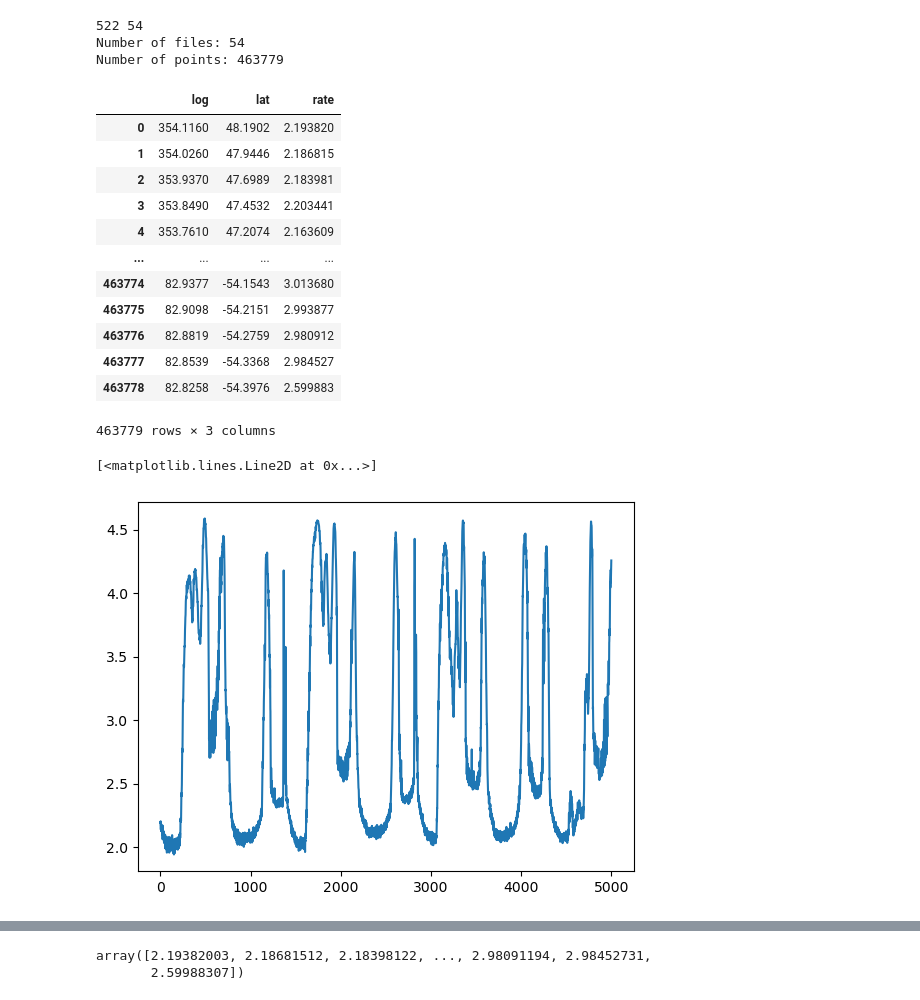
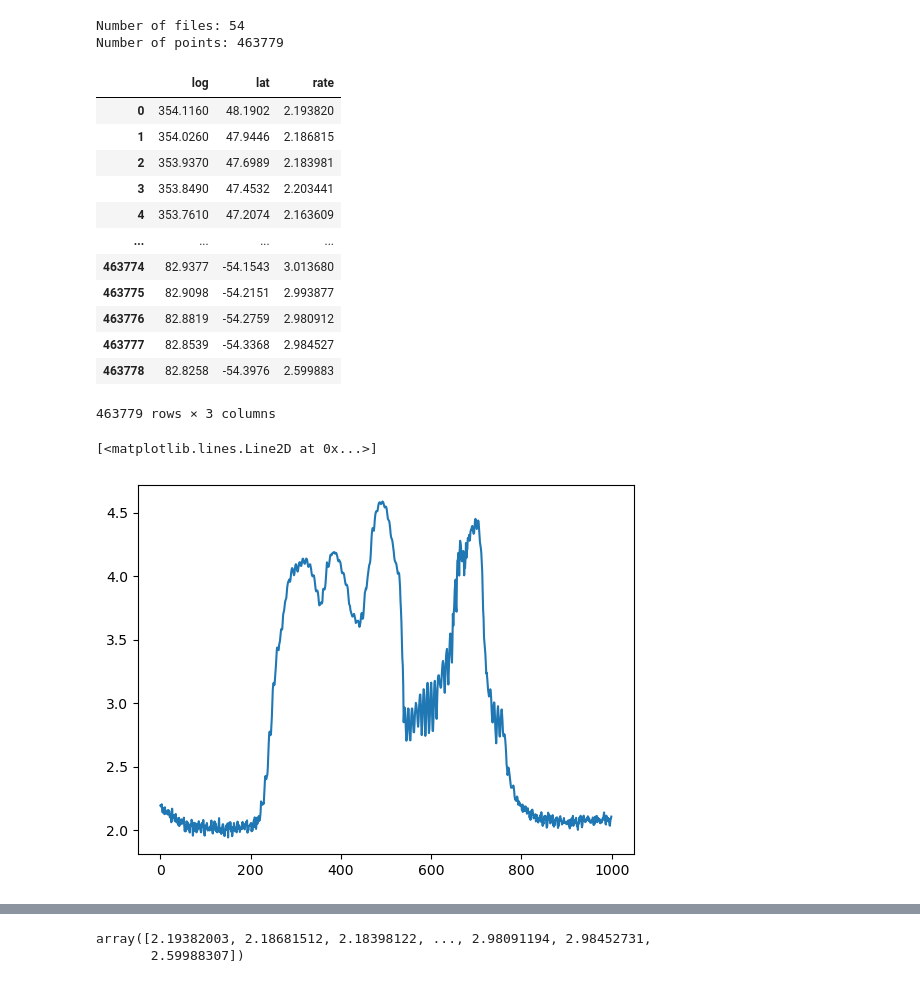
Before and after one commit to MartinChobolaX/GRBorNotGRB, a Jupyter notebook: LSTM_rate_one_var.ipynb, the cells around one changed output, grey strips where cells are left out. Cells and saved outputs as stored; diff of their text form; code cells hidden in the pictures.

```diff
--- a/LSTM_rate_one_var.ipynb
+++ b/LSTM_rate_one_var.ipynb
@@ -25,7 +43,7 @@ grb = ["2021-08-07_10-05-18_exp4s_sbin4/ch0/part1/rate_multi_ch.txt",
 "2021-10-18_22-22-36_exp1s_sbin4/ch0/part1/rate_multi_ch.txt",
 "2021-10-18_22-22-36_exp1s_sbin4/ch0/part2/rate_multi_ch.txt"]
 
-uno = glob.glob("Data/GRBalpha/Data_firmware_2/*-*-*_*-*-*_exp*s_sbin*/ch0/part*/rate_multi_ch.txt")
+#uno = glob.glob("Data/GRBalpha/Data_firmware_2/*-*-*_*-*-*_exp*s_sbin*/ch0/part*/rate_multi_ch.txt")
 dos = glob.glob("Data/GRBalpha/Data_firmware_3/*-*-*_*-*-*_exp*s_sbin*/ch0/rate_multi_ch.txt")
 data = np.sort(dos)
 X = []
@@ -44,14 +62,13 @@ for fname in data:
 
 
 
-print(len(uno),len(dos))
+
 print("Number of files:",len(data))
 print("Number of points:",len(X))
 
 df = pd.DataFrame(data = X, columns=["log","lat","rate"])
 df
 # %% [output]
-522 54
 Number of files: 54
 Number of points: 463779
 |  | log | lat | rate |
@@ -68,7 +85,7 @@ Number of points: 463779
 | 463778 | 82.8258 | -54.3976 | 2.599883 |
 463779 rows × 3 columns
 # %%
-plt.plot(df["rate"][0:5000])
+plt.plot(df["rate"][0:1000])
 # %% [output]
 [<matplotlib.lines.Line2D at 0x...>]
-[figure, old version]
+[figure, new version]
```
Also changed, not shown: parts of 13 cells of this notebook, 1 other file.
